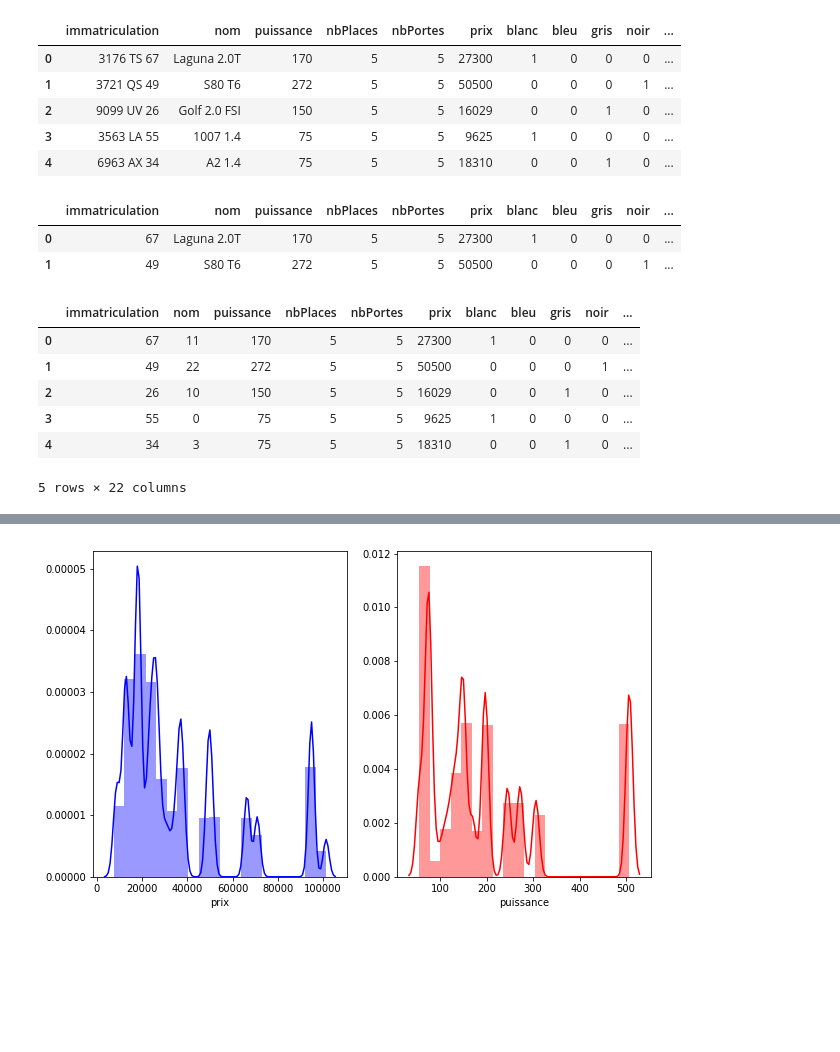
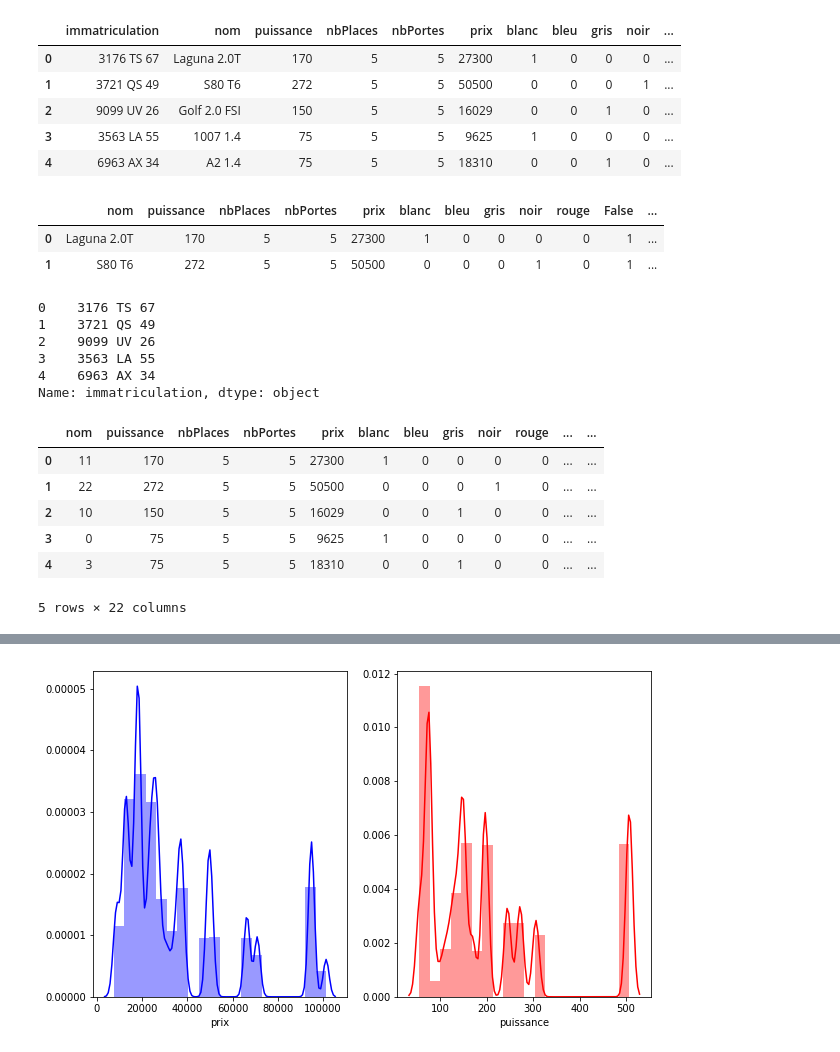
Before and after one commit to nicholas-bn/Data-Analytics-Python, a Jupyter notebook: notebook/cluster_vehicule EDA.ipynb, the cells around one changed output, grey strips where cells are left out. Drawn from its saved outputs; the diff is of its cells as text; code cells hidden in the pictures; blank space fills up the shorter version.

```diff
--- a/notebook/cluster_vehicule EDA.ipynb
+++ b/notebook/cluster_vehicule EDA.ipynb
@@ -92,12 +92,23 @@ df.head(5)
 | 3 | 3563 LA 55 | 1007 1.4 | 75 | 5 | 5 | 9625 | 1 | 0 | 0 | 0 | ... |
 | 4 | 6963 AX 34 | A2 1.4 | 75 | 5 | 5 | 18310 | 0 | 0 | 1 | 0 | ... |
 # %%
-df['immatriculation'] = df['immatriculation'].map(lambda x: int(str(x).split(' ')[2]))
+df_immatriculation = df['immatriculation'].copy()
+df['immatriculation_num'] = df['immatriculation'].map(lambda x: int(str(x).split(' ')[2]))
+df= df.drop(['immatriculation'] , axis=1)
 df.head(2)
 # %% [output]
-|  | immatriculation | nom | puissance | nbPlaces | nbPortes | prix | blanc | bleu | gris | noir | ... |
-| 0 | 67 | Laguna 2.0T | 170 | 5 | 5 | 27300 | 1 | 0 | 0 | 0 | ... |
-| 1 | 49 | S80 T6 | 272 | 5 | 5 | 50500 | 0 | 0 | 0 | 1 | ... |
+|  | nom | puissance | nbPlaces | nbPortes | prix | blanc | bleu | gris | noir | rouge | False | ... |
+| 0 | Laguna 2.0T | 170 | 5 | 5 | 27300 | 1 | 0 | 0 | 0 | 0 | 1 | ... |
+| 1 | S80 T6 | 272 | 5 | 5 | 50500 | 0 | 0 | 0 | 1 | 0 | 1 | ... |
+# %%
+df_immatriculation.head()
+# %% [output]
+0    3176 TS 67
+1    3721 QS 49
+2    9099 UV 26
+3    3563 LA 55
+4    6963 AX 34
+Name: immatriculation, dtype: object
 # %%
 lbl = LabelEncoder()
 
@@ -107,12 +118,12 @@ df['nom'] = lbl.fit_transform(df['nom'])
 # %%
 df.head(5)
 # %% [output]
-|  | immatriculation | nom | puissance | nbPlaces | nbPortes | prix | blanc | bleu | gris | noir | ... |
-| 0 | 67 | 11 | 170 | 5 | 5 | 27300 | 1 | 0 | 0 | 0 | ... |
-| 1 | 49 | 22 | 272 | 5 | 5 | 50500 | 0 | 0 | 0 | 1 | ... |
-| 2 | 26 | 10 | 150 | 5 | 5 | 16029 | 0 | 0 | 1 | 0 | ... |
-| 3 | 55 | 0 | 75 | 5 | 5 | 9625 | 1 | 0 | 0 | 0 | ... |
-| 4 | 34 | 3 | 75 | 5 | 5 | 18310 | 0 | 0 | 1 | 0 | ... |
+|  | nom | puissance | nbPlaces | nbPortes | prix | blanc | bleu | gris | noir | rouge | ... | ... |
+| 0 | 11 | 170 | 5 | 5 | 27300 | 1 | 0 | 0 | 0 | 0 | ... | ... |
+| 1 | 22 | 272 | 5 | 5 | 50500 | 0 | 0 | 0 | 1 | 0 | ... | ... |
+| 2 | 10 | 150 | 5 | 5 | 16029 | 0 | 0 | 1 | 0 | 0 | ... | ... |
+| 3 | 0 | 75 | 5 | 5 | 9625 | 1 | 0 | 0 | 0 | 0 | ... | ... |
+| 4 | 3 | 75 | 5 | 5 | 18310 | 0 | 0 | 1 | 0 | 0 | ... | ... |
 5 rows × 22 columns
 # %%
 df.describe()
```
Also changed, not shown: parts of 15 cells of this notebook.
